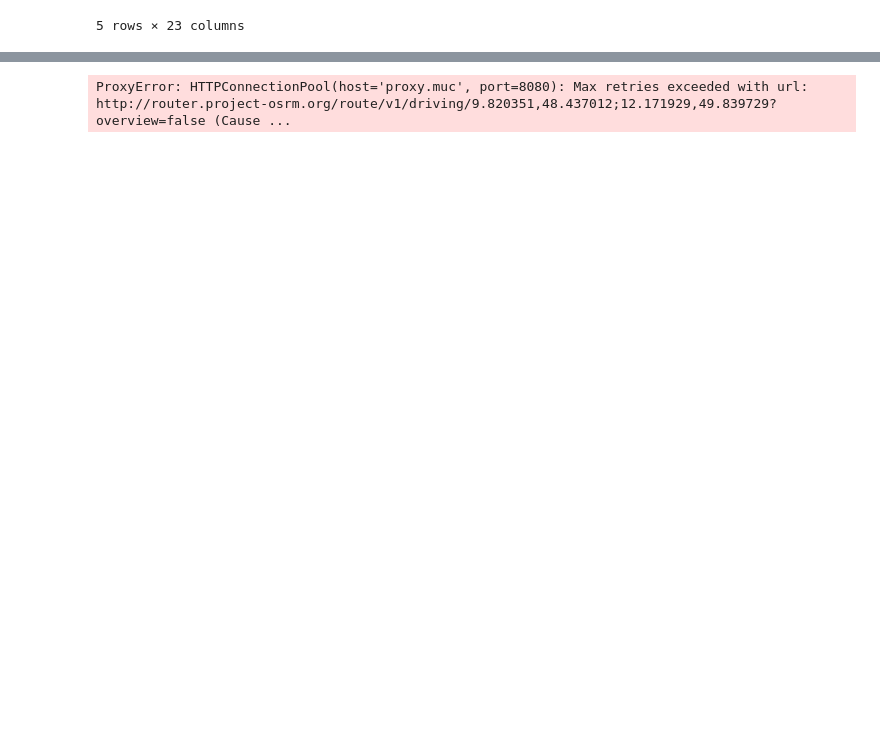
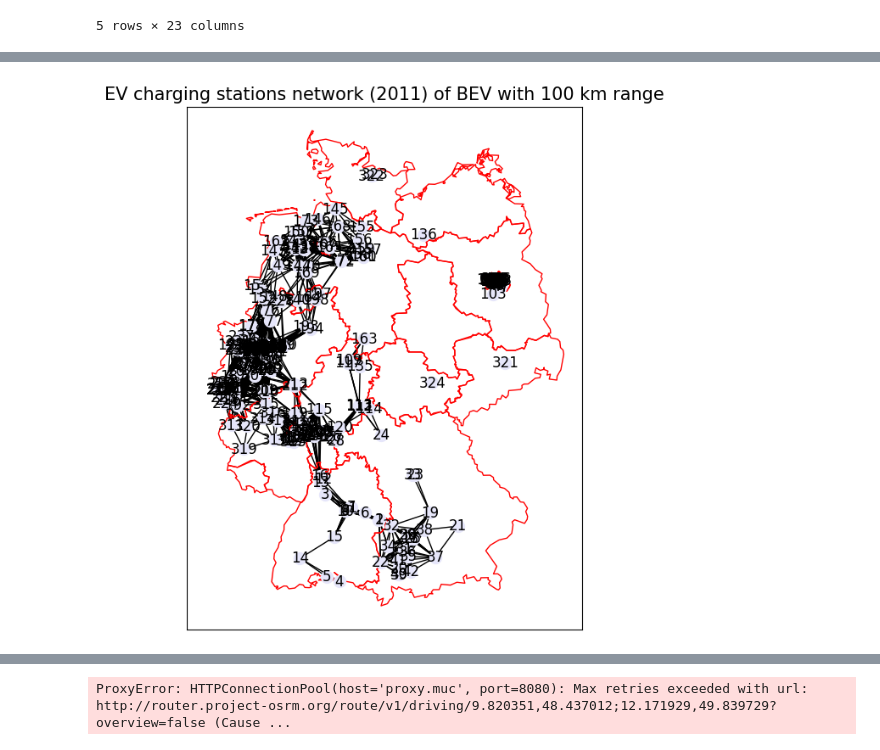
Before and after one commit to GiovanniFilomeno/DataAnalytics_Thesis, a Jupyter notebook: network_generation.ipynb, the cells around one changed output, grey strips where cells are left out. Saved outputs shown, nothing was run; the diff lists cells and outputs as text; code cells hidden in the pictures; blank space fills up the shorter version.

```diff
--- a/network_generation.ipynb
+++ b/network_generation.ipynb
@@ -116,0 +99,4 @@ def create_network(year, max_distance=100):
+# %%
+create_network(2011)
+# %% [output]
+[figure, added]
```
Also changed, not shown: parts of 25 cells of this notebook, 6 other files.
